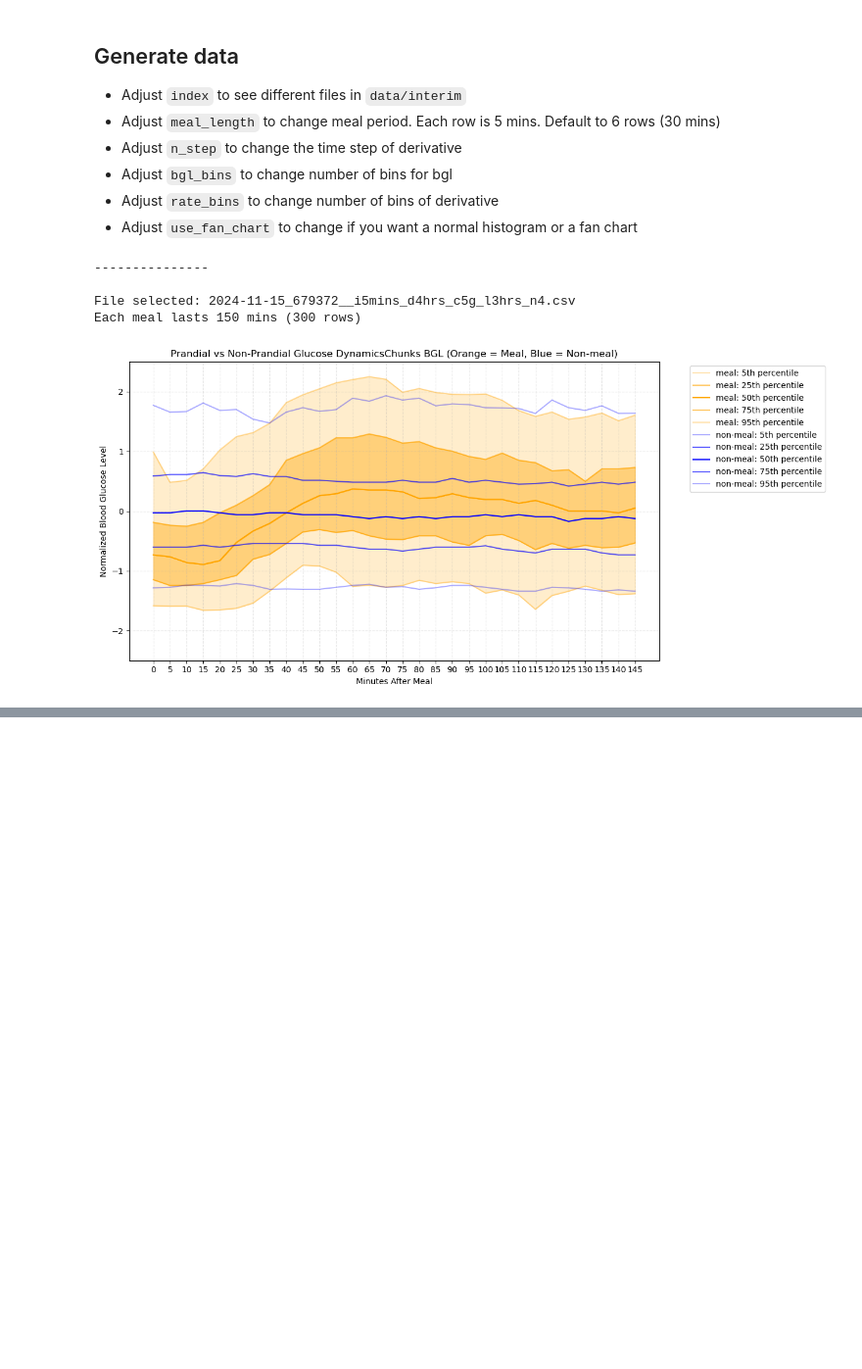
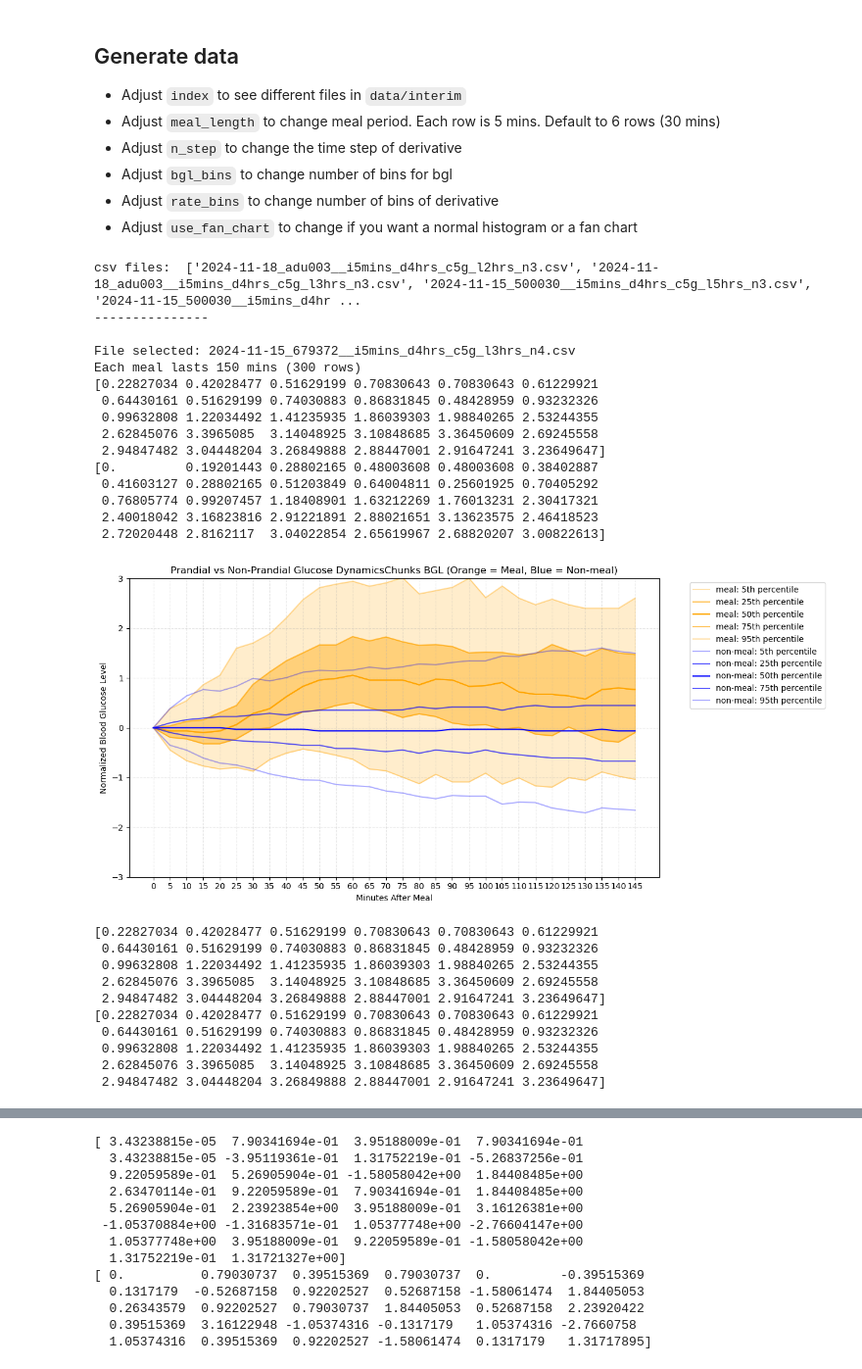
Before and after one commit to RobotPsychologist/bg_control, a Jupyter notebook: 0_meal_identification/meal_identification/notebooks/1.04-tc-change-point-plot.ipynb, the cells around one changed output, grey strips where cells are left out. Shown at 98% size. Cells and saved outputs as stored; diff of their text form; code cells hidden in the pictures; blank space fills up the shorter version.

```diff
--- a/0_meal_identification/meal_identification/notebooks/1.04-tc-change-point-plot.ipynb
+++ b/0_meal_identification/meal_identification/notebooks/1.04-tc-change-point-plot.ipynb
@@ -190,7 +190,7 @@ def plot_histograms(df: pd.DataFrame, file, bgl_bins=30, rate_bins=20):
     print(f"Number of non-meal rows: {len(non_meal_df)}")
 
 
-def plot_fan_chart(chunks: list[pd.DataFrame], ylim: tuple[float, float], column='bgl'):
+def plot_fan_chart(chunks: list[pd.DataFrame], ylim: tuple[float, float], column='bgl', apply_chunk_recentering=False):
     meal_plot = []
     non_meal_plot = []
     chunk_length = len(chunks[0])
@@ -199,6 +199,13 @@ def plot_fan_chart(chunks: list[pd.DataFrame], ylim: tuple[float, float], column
 
     meal_plot = np.array(meal_plot)
     non_meal_plot = np.array(non_meal_plot)
+
+    print(meal_plot[0])
+
+    if apply_chunk_recentering:
+        meal_plot = meal_plot - meal_plot[:,0].reshape(-1, 1)
+        non_meal_plot = non_meal_plot - non_meal_plot[:,0].reshape(-1, 1)
+    print(meal_plot[0])
 
     # Define the percentiles to plot
     percentiles = [5, 25, 50, 75, 95]
@@ -251,35 +258,58 @@ def plot_fan_chart(chunks: list[pd.DataFrame], ylim: tuple[float, float], column
 # %%
 index = -4
 meal_length = 30
 n_step = 1
 bgl_bins = 50
 rate_bins = 40
 use_fan_chart = True
 
 # Choose an index of the file
 csv_files = [f for f in os.listdir('../data/interim') if f.endswith('.csv')]
-# print("csv files: ", csv_files)
+print("csv files: ", csv_files)
 
 
 print('---------------\n')
 file = csv_files[index]
 # Or use the file name directly
-# file = '2024-11-18_adu001__i5mins_d4hrs_c5g_l3hrs_n3.csv'
+#file = '2024-11-15_500030__i5mins_d4hrs_c5g_l3hrs_n4.csv'
 print(f"File selected: {file}")
 df = load_data(file)
 
 normalized_df = generate_meal_periods(df, meal_length=meal_length, n_steps=1)
 chunks = to_chunk(normalized_df, meal_length=meal_length)
 
 # use only one because graphs are quite expensive to generate
 if use_fan_chart:
-    plot_fan_chart(chunks, ylim=[-2.5,2.5], column = 'bgl')
-    plot_fan_chart(chunks, ylim=[-3,3], column = 'bgl_rate')
+    plot_fan_chart(chunks, ylim=[-3,3], column = 'bgl', apply_chunk_recentering=True)
+    plot_fan_chart(chunks, ylim=[-3,3], column = 'bgl', apply_chunk_recentering=False)
+    plot_fan_chart(chunks, ylim=[-3,3], column = 'bgl_rate', apply_chunk_recentering=True)
+    plot_fan_chart(chunks, ylim=[-3,3], column = 'bgl_rate', apply_chunk_recentering=False)
 else:
     plot_histograms(normalized_df, file, bgl_bins=50, rate_bins=50)
 # %% [output]
+csv files:  ['2024-11-18_adu003__i5mins_d4hrs_c5g_l2hrs_n3.csv', '2024-11-18_adu003__i5mins_d4hrs_c5g_l3hrs_n3.csv', '2024-11-15_500030__i5mins_d4hrs_c5g_l5hrs_n3.csv', '2024-11-15_500030__i5mins_d4hr ...
 ---------------
 
 File selected: 2024-11-15_679372__i5mins_d4hrs_c5g_l3hrs_n4.csv
 Each meal lasts 150 mins (300 rows)
+[0.22827034 0.42028477 0.51629199 0.70830643 0.70830643 0.61229921
+ 0.64430161 0.51629199 0.74030883 0.86831845 0.48428959 0.93232326
+ 0.99632808 1.22034492 1.41235935 1.86039303 1.98840265 2.53244355
+ 2.62845076 3.3965085  3.14048925 3.10848685 3.36450609 2.69245558
+ 2.94847482 3.04448204 3.26849888 2.88447001 2.91647241 3.23649647]
+[0.         0.19201443 0.28802165 0.48003608 0.48003608 0.38402887
+ 0.41603127 0.28802165 0.51203849 0.64004811 0.25601925 0.70405292
+ 0.76805774 0.99207457 1.18408901 1.63212269 1.76013231 2.30417321
+ 2.40018042 3.16823816 2.91221891 2.88021651 3.13623575 2.46418523
+ 2.72020448 2.8162117  3.04022854 2.65619967 2.68820207 3.00822613]
-[figure, old version]
+[figure, new version]
+[0.22827034 0.42028477 0.51629199 0.70830643 0.70830643 0.61229921
+ 0.64430161 0.51629199 0.74030883 0.86831845 0.48428959 0.93232326
+ 0.99632808 1.22034492 1.41235935 1.86039303 1.98840265 2.53244355
+ 2.62845076 3.3965085  3.14048925 3.10848685 3.36450609 2.69245558
+ 2.94847482 3.04448204 3.26849888 2.88447001 2.91647241 3.23649647]
+[0.22827034 0.42028477 0.51629199 0.70830643 0.70830643 0.61229921
+ 0.64430161 0.51629199 0.74030883 0.86831845 0.48428959 0.93232326
+ 0.99632808 1.22034492 1.41235935 1.86039303 1.98840265 2.53244355
+ 2.62845076 3.3965085  3.14048925 3.10848685 3.36450609 2.69245558
+ 2.94847482 3.04448204 3.26849888 2.88447001 2.91647241 3.23649647]
@@ -286,0 +317,13 @@ Each meal lasts 150 mins (300 rows)
+[ 3.43238815e-05  7.90341694e-01  3.95188009e-01  7.90341694e-01
+  3.43238815e-05 -3.95119361e-01  1.31752219e-01 -5.26837256e-01
+  9.22059589e-01  5.26905904e-01 -1.58058042e+00  1.84408485e+00
+  2.63470114e-01  9.22059589e-01  7.90341694e-01  1.84408485e+00
+  5.26905904e-01  2.23923854e+00  3.95188009e-01  3.16126381e+00
+ -1.05370884e+00 -1.31683571e-01  1.05377748e+00 -2.76604147e+00
+  1.05377748e+00  3.95188009e-01  9.22059589e-01 -1.58058042e+00
+  1.31752219e-01  1.31721327e+00]
+[ 0.          0.79030737  0.39515369  0.79030737  0.         -0.39515369
+  0.1317179  -0.52687158  0.92202527  0.52687158 -1.58061474  1.84405053
+  0.26343579  0.92202527  0.79030737  1.84405053  0.52687158  2.23920422
+  0.39515369  3.16122948 -1.05374316 -0.1317179   1.05374316 -2.7660758
+  1.05374316  0.39515369  0.92202527 -1.58061474  0.1317179   1.31717895]
```
Also changed, not shown: parts of 2 cells of this notebook.
